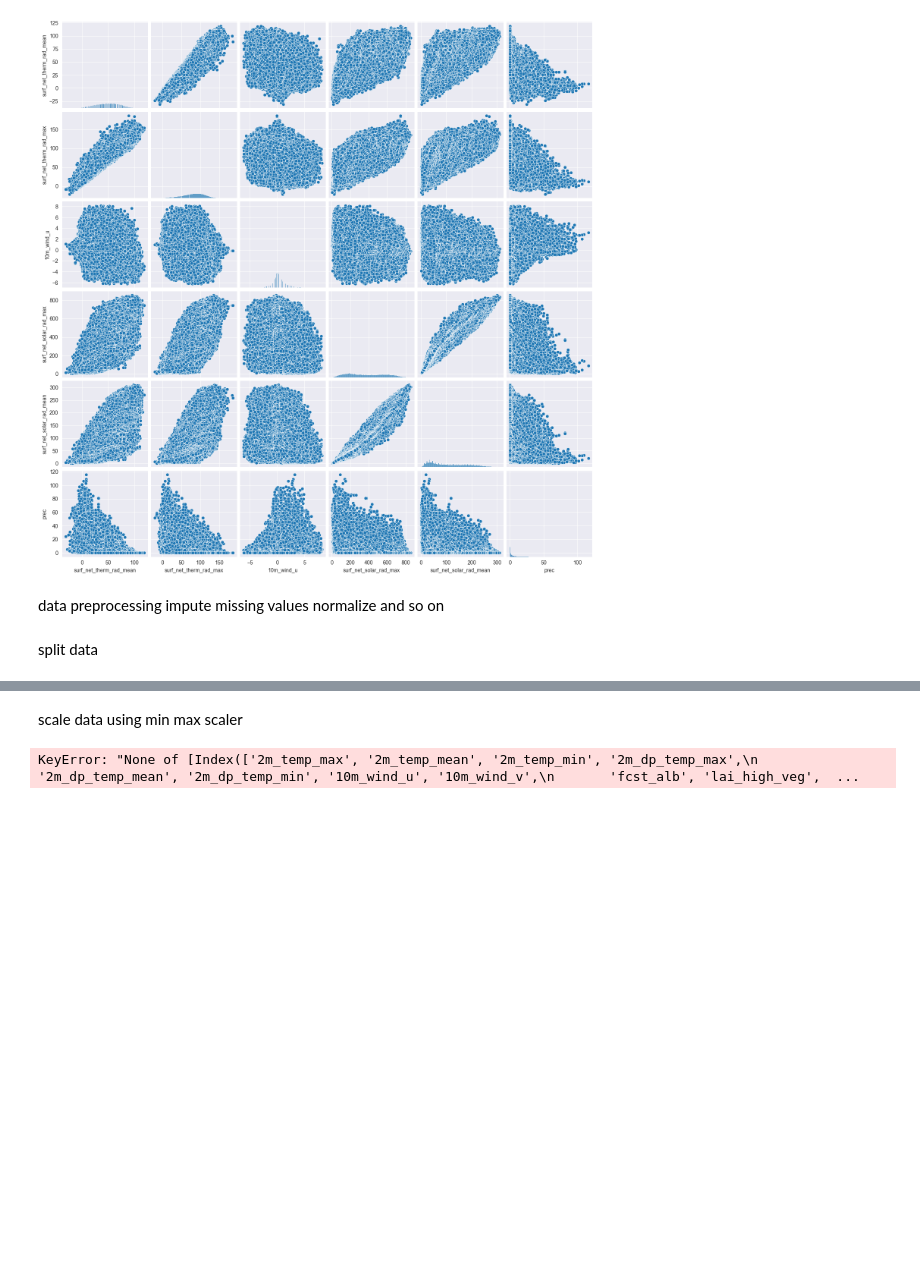
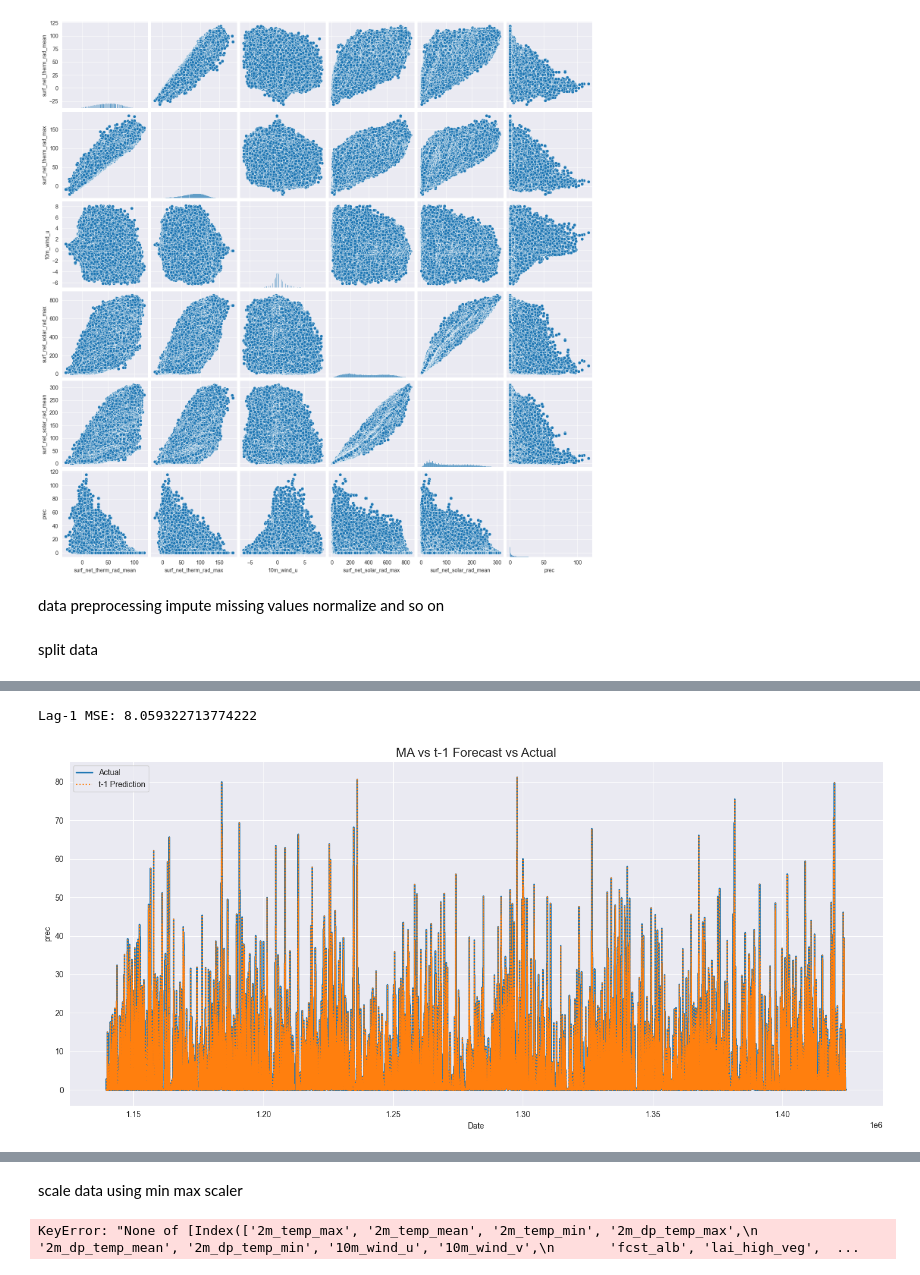
Before and after one commit to danielpuehringer/Assignment-2_Intro-comp-sust_climate-forecasting, a Jupyter notebook: data/preprocessing.ipynb, the cells around one changed output, grey strips where cells are left out. Drawn from its saved outputs; the diff is of its cells as text; code cells hidden in the pictures; blank space fills up the shorter version.

```diff
--- a/data/preprocessing.ipynb
+++ b/data/preprocessing.ipynb
@@ -261,0 +260,43 @@ plt.show()
+# %%
+# --- Lag-1 Forecast ---
+df_lag = df_merged.copy()
+df_lag["prec_t1"] = df_lag["prec"].shift(1)
+
+# Drop NaN introduced by the shift
+df_lag = df_lag.dropna()
+
+X_lag = df_lag[["prec_t1"]]
+y_lag = df_lag["prec"]
+
+X_train_lag, X_test_lag, y_train_lag, y_test_lag = train_test_split(
+    X_lag, y_lag, shuffle=False, test_size=0.2
+)
+
+# Prediction is simply t-1 value
+y_pred_lag = X_test_lag["prec_t1"]
+
+print("Lag-1 MSE:", mean_squared_error(y_test_lag, y_pred_lag))
+# %% [output]
+Lag-1 MSE: 8.059322713774222
+# %%
+# Extract date indices for each model from y_test
+dates_test_ma = y_test.index
+dates_test_lag = y_test_lag.index
+
+plt.figure(figsize=(15, 7))
+
+# Actual values
+plt.plot(dates_test_ma, y_test, label="Actual", linewidth=2)
+
+# t-1 forecast
+plt.plot(dates_test_lag, y_pred_lag, label="t-1 Prediction", linestyle=":")
+
+plt.title("MA vs t-1 Forecast vs Actual", fontsize=16)
+plt.xlabel("Date")
+plt.ylabel("prec")
+plt.legend()
+plt.grid(True)
+plt.tight_layout()
+plt.show()
+# %% [output]
+[figure, added]
```
Also changed, not shown: parts of 7 cells of this notebook.
